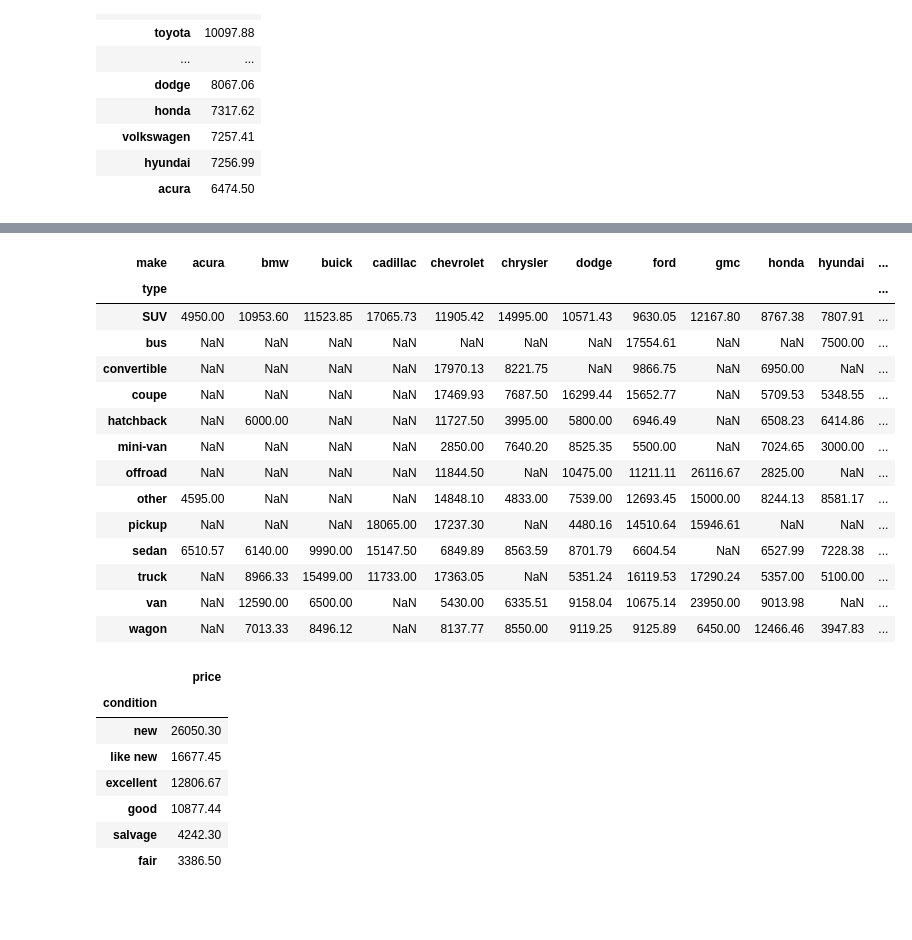
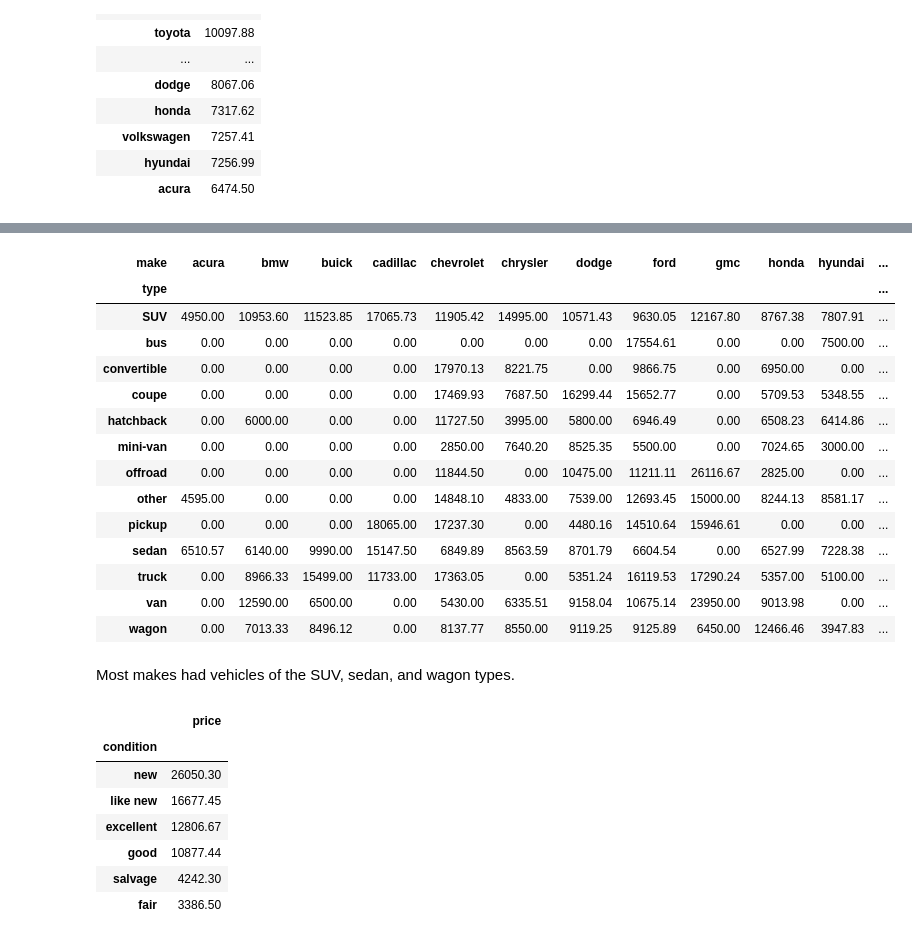
Before and after one commit to mdero002/Sprint_4_Software_Development_Tools, a Jupyter notebook: notebooks/EDA.ipynb, the cells around one changed output, grey strips where cells are left out. Saved outputs shown, nothing was run; the diff lists cells and outputs as text; code cells hidden in the pictures; blank space fills up the shorter version.

```diff
--- a/notebooks/EDA.ipynb
+++ b/notebooks/EDA.ipynb
@@ -537,6 +540,9 @@ The third column that I am going to add is going to show the make for each car.
 # %%
 # Add a new column that calculates the vehicle's age when the ad was placed
 df['vehicle_age'] = df['date_posted'].dt.year - df['model_year']
+# %%
+# Add a new column that shows the month and year the ad was placed
+df['month_year'] = df['date_posted'].apply(lambda x: x.strftime('%Y-%m'))
 # %%
 # Add a new column that calculates the vehicle's average mileage per year rounded to the nearest whole number
 df['average_mileage'] = df['odometer'] / df['vehicle_age']
@@ -778,28 +921,33 @@ display(make_by_price)
 # %%
 # Create a pivot table that sorts the values of each type of vehicle by make and price in descending order
 type_make_price = df.pivot_table(index='type', columns='make', values='price', aggfunc='mean')
 
 # Round the values in the pivot table to 2 decimal places
 type_make_price = np.round(type_make_price, 2)
 
+# Fill missing values with 0
+type_make_price = type_make_price.fillna(0)
+
 # Display the pivot table
 display(type_make_price)
 # %% [output]
 | make | acura | bmw | buick | cadillac | chevrolet | chrysler | dodge | ford | gmc | honda | hyundai | ... |
 | type |  |  |  |  |  |  |  |  |  |  |  | ... |
 | SUV | 4950.00 | 10953.60 | 11523.85 | 17065.73 | 11905.42 | 14995.00 | 10571.43 | 9630.05 | 12167.80 | 8767.38 | 7807.91 | ... |
-| bus | NaN | NaN | NaN | NaN | NaN | NaN | NaN | 17554.61 | NaN | NaN | 7500.00 | ... |
-| convertible | NaN | NaN | NaN | NaN | 17970.13 | 8221.75 | NaN | 9866.75 | NaN | 6950.00 | NaN | ... |
-| coupe | NaN | NaN | NaN | NaN | 17469.93 | 7687.50 | 16299.44 | 15652.77 | NaN | 5709.53 | 5348.55 | ... |
-| hatchback | NaN | 6000.00 | NaN | NaN | 11727.50 | 3995.00 | 5800.00 | 6946.49 | NaN | 6508.23 | 6414.86 | ... |
-| mini-van | NaN | NaN | NaN | NaN | 2850.00 | 7640.20 | 8525.35 | 5500.00 | NaN | 7024.65 | 3000.00 | ... |
-| offroad | NaN | NaN | NaN | NaN | 11844.50 | NaN | 10475.00 | 11211.11 | 26116.67 | 2825.00 | NaN | ... |
-| other | 4595.00 | NaN | NaN | NaN | 14848.10 | 4833.00 | 7539.00 | 12693.45 | 15000.00 | 8244.13 | 8581.17 | ... |
-| pickup | NaN | NaN | NaN | 18065.00 | 17237.30 | NaN | 4480.16 | 14510.64 | 15946.61 | NaN | NaN | ... |
-| sedan | 6510.57 | 6140.00 | 9990.00 | 15147.50 | 6849.89 | 8563.59 | 8701.79 | 6604.54 | NaN | 6527.99 | 7228.38 | ... |
-| truck | NaN | 8966.33 | 15499.00 | 11733.00 | 17363.05 | NaN | 5351.24 | 16119.53 | 17290.24 | 5357.00 | 5100.00 | ... |
-| van | NaN | 12590.00 | 6500.00 | NaN | 5430.00 | 6335.51 | 9158.04 | 10675.14 | 23950.00 | 9013.98 | NaN | ... |
-| wagon | NaN | 7013.33 | 8496.12 | NaN | 8137.77 | 8550.00 | 9119.25 | 9125.89 | 6450.00 | 12466.46 | 3947.83 | ... |
+| bus | 0.00 | 0.00 | 0.00 | 0.00 | 0.00 | 0.00 | 0.00 | 17554.61 | 0.00 | 0.00 | 7500.00 | ... |
+| convertible | 0.00 | 0.00 | 0.00 | 0.00 | 17970.13 | 8221.75 | 0.00 | 9866.75 | 0.00 | 6950.00 | 0.00 | ... |
+| coupe | 0.00 | 0.00 | 0.00 | 0.00 | 17469.93 | 7687.50 | 16299.44 | 15652.77 | 0.00 | 5709.53 | 5348.55 | ... |
+| hatchback | 0.00 | 6000.00 | 0.00 | 0.00 | 11727.50 | 3995.00 | 5800.00 | 6946.49 | 0.00 | 6508.23 | 6414.86 | ... |
+| mini-van | 0.00 | 0.00 | 0.00 | 0.00 | 2850.00 | 7640.20 | 8525.35 | 5500.00 | 0.00 | 7024.65 | 3000.00 | ... |
+| offroad | 0.00 | 0.00 | 0.00 | 0.00 | 11844.50 | 0.00 | 10475.00 | 11211.11 | 26116.67 | 2825.00 | 0.00 | ... |
+| other | 4595.00 | 0.00 | 0.00 | 0.00 | 14848.10 | 4833.00 | 7539.00 | 12693.45 | 15000.00 | 8244.13 | 8581.17 | ... |
+| pickup | 0.00 | 0.00 | 0.00 | 18065.00 | 17237.30 | 0.00 | 4480.16 | 14510.64 | 15946.61 | 0.00 | 0.00 | ... |
+| sedan | 6510.57 | 6140.00 | 9990.00 | 15147.50 | 6849.89 | 8563.59 | 8701.79 | 6604.54 | 0.00 | 6527.99 | 7228.38 | ... |
+| truck | 0.00 | 8966.33 | 15499.00 | 11733.00 | 17363.05 | 0.00 | 5351.24 | 16119.53 | 17290.24 | 5357.00 | 5100.00 | ... |
+| van | 0.00 | 12590.00 | 6500.00 | 0.00 | 5430.00 | 6335.51 | 9158.04 | 10675.14 | 23950.00 | 9013.98 | 0.00 | ... |
+| wagon | 0.00 | 7013.33 | 8496.12 | 0.00 | 8137.77 | 8550.00 | 9119.25 | 9125.89 | 6450.00 | 12466.46 | 3947.83 | ... |
+# %% [markdown]
+Most makes had vehicles of the SUV, sedan, and wagon types.
 # %%
 # Create a pivot table to calculate the average price for each condition of vehicle
 pivot_table = df.pivot_table(index='condition', values='price', aggfunc='mean')
```
Also changed, not shown: parts of 50 cells of this notebook, 1 other file.
